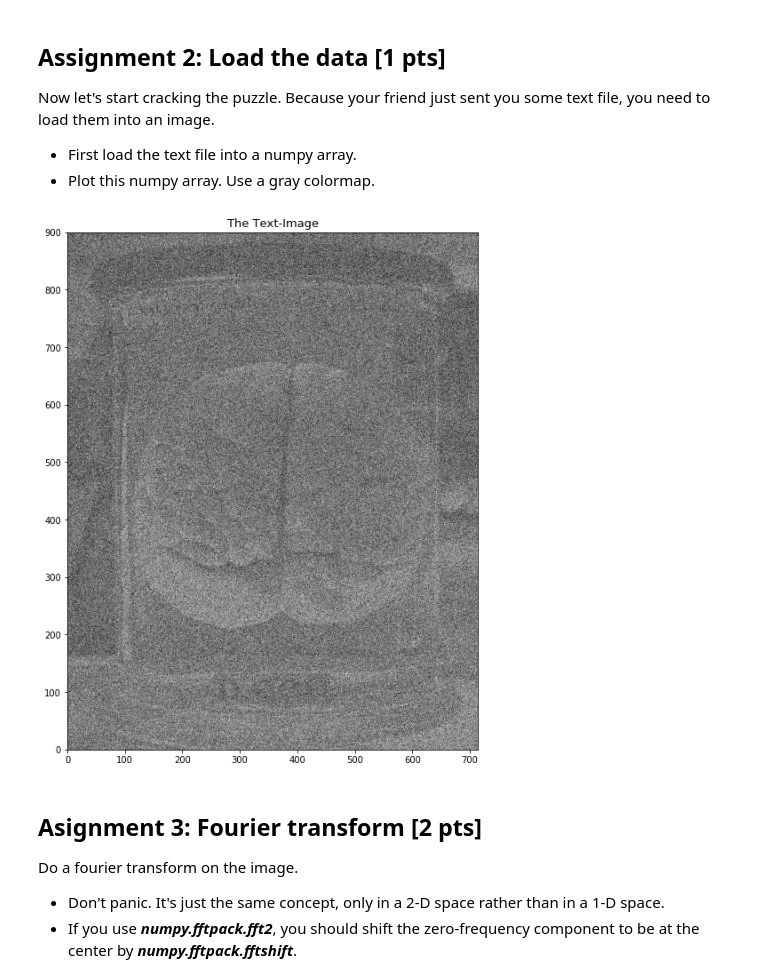
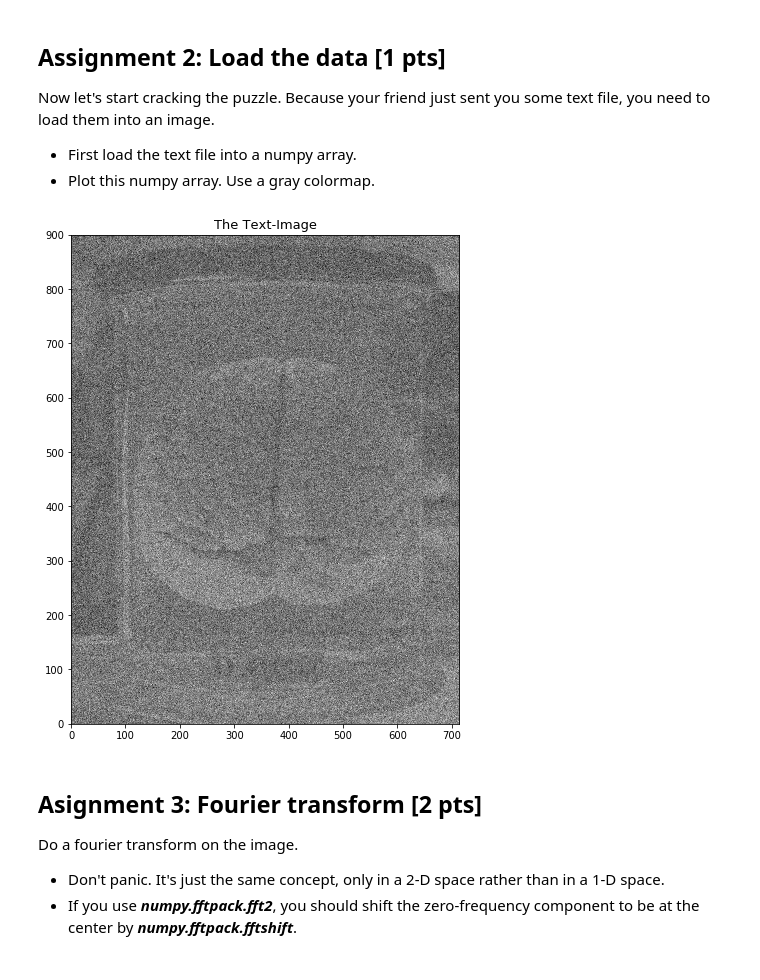
Before and after one commit to NBP-ACC/week-9-acc_01, a Jupyter notebook: sheet07.ipynb, the cells around one changed output. Cells and saved outputs as stored; diff of their text form; code cells hidden in the pictures.

```diff
--- a/sheet07.ipynb
+++ b/sheet07.ipynb
@@ -141,13 +141,13 @@ Now let's start cracking the puzzle. Because your friend just sent you some text
 # %%
 # load the text into a numpy array
 image_text = np.loadtxt('important.txt')
 
 # plot the numpy array
-plt.figure(figsize=(13.8, 10.71))
+plt.figure(figsize=(7.14, 9))
 plt.title('The Text-Image', fontsize=13)
 plt.imshow(image_text, extent=(0,image_text.shape[1],0,image_text.shape[0]), cmap='gray');
 # %% [output]
-[figure, old version]
+[figure, new version]
 # %% [markdown]
 ## Asignment 3: Fourier transform [2 pts]
 Do a fourier transform on the image.
```
Also changed, not shown: parts of 8 cells of this notebook.
